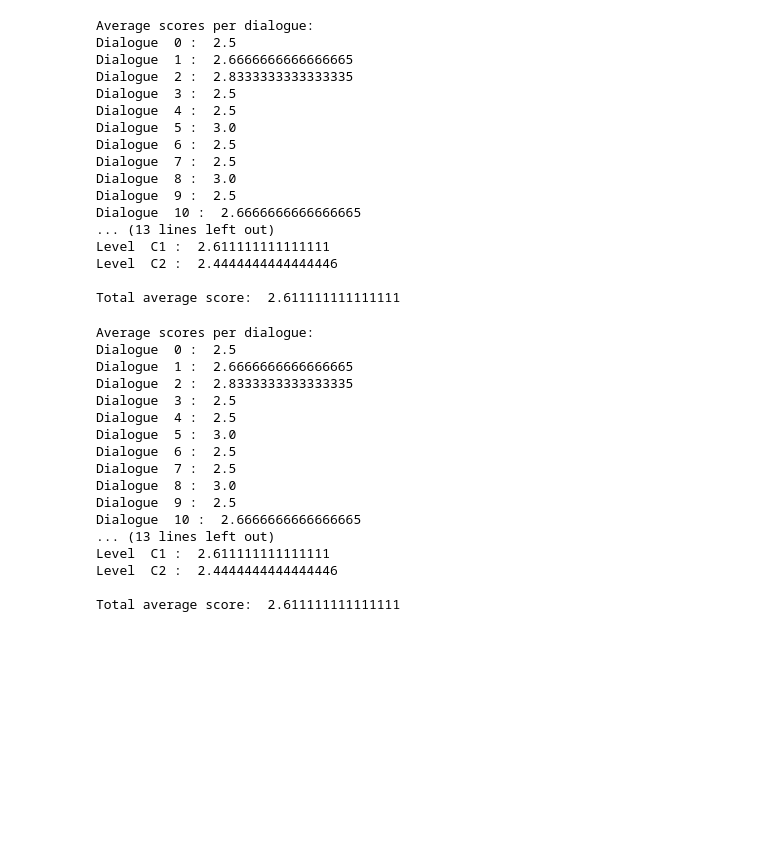
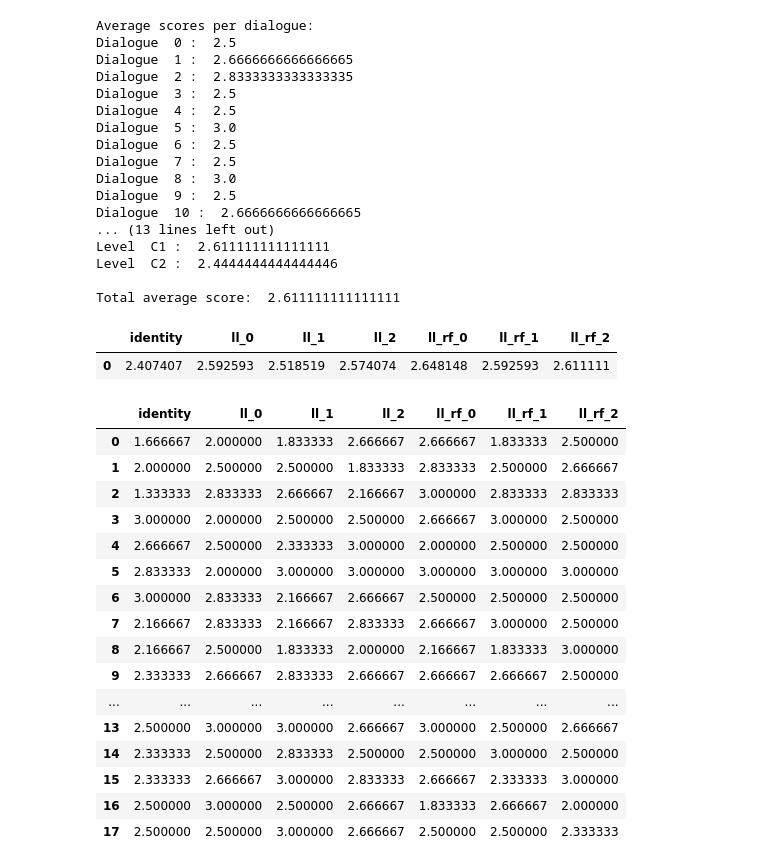
Before and after one commit to doXrayAI/LinguaAI, a Jupyter notebook: src/analysis/evaluation/metrics.ipynb, the cells around one changed output. Drawn from its saved outputs; the diff is of its cells as text; code cells hidden in the pictures; blank space fills up the shorter version.

Commit message:
Language level assessment metrics

```diff
--- a/src/analysis/evaluation/metrics.ipynb
+++ b/src/analysis/evaluation/metrics.ipynb
@@ -482,6 +491,10 @@ for s, ll in zip(avg_scores_per_ll, ['A1', 'A2', 'B1', 'B2', 'C1', 'C2']):
 
 print()
 print('Total average score: ', total_avg)
+
+language_level_scores['ll_2'] = avg_dialogue_scores
+language_level_total_scores['ll_2'] = [total_avg, ]
+language_level_level_scores['ll_2'] = avg_scores_per_ll
 # %% [output]
 Average scores per dialogue:
 Dialogue  0 :  2.6666666666666665
@@ -521,6 +534,10 @@ for s, ll in zip(avg_scores_per_ll, ['A1', 'A2', 'B1', 'B2', 'C1', 'C2']):
 
 print()
 print('Total average score: ', total_avg)
+
+language_level_scores['ll_rf_0'] = avg_dialogue_scores
+language_level_total_scores['ll_rf_0'] = [total_avg, ]
+language_level_level_scores['ll_rf_0'] = avg_scores_per_ll
 # %% [output]
 Average scores per dialogue:
 Dialogue  0 :  2.6666666666666665
@@ -560,6 +577,10 @@ for s, ll in zip(avg_scores_per_ll, ['A1', 'A2', 'B1', 'B2', 'C1', 'C2']):
 
 print()
 print('Total average score: ', total_avg)
+
+language_level_scores['ll_rf_1'] = avg_dialogue_scores
+language_level_total_scores['ll_rf_1'] = [total_avg, ]
+language_level_level_scores['ll_rf_1'] = avg_scores_per_ll
 # %% [output]
 Average scores per dialogue:
 Dialogue  0 :  1.8333333333333333
@@ -599,6 +620,10 @@ for s, ll in zip(avg_scores_per_ll, ['A1', 'A2', 'B1', 'B2', 'C1', 'C2']):
 
 print()
 print('Total average score: ', total_avg)
+
+language_level_scores['ll_rf_2'] = avg_dialogue_scores
+language_level_total_scores['ll_rf_2'] = [total_avg, ]
+language_level_level_scores['ll_rf_2'] = avg_scores_per_ll
 # %% [output]
 Average scores per dialogue:
 Dialogue  0 :  2.5
@@ -617,42 +642,28 @@ Level  C1 :  2.611111111111111
 Level  C2 :  2.4444444444444446
 
 Total average score:  2.611111111111111
-# %%
-ll_rf_2 = load_scores('../../plays/evaluation/language_level/ll_rf_2.csv')
-
-avg_dialogue_scores, total_avg = calcualate_metrics(ll_rf_2)
-
-avg_scores_per_ll = []
-for i in range(0, 18, 3):
-    avg_scores_per_ll.append(sum(avg_dialogue_scores[i:i+3])/3)
-
-print('Average scores per dialogue: ')
-for i, s in enumerate(avg_dialogue_scores):
-    print('Dialogue ', i, ': ', s )
-
-print()
-print('Average score per language level')
-
-for s, ll in zip(avg_scores_per_ll, ['A1', 'A2', 'B1', 'B2', 'C1', 'C2']):
-    print('Level ', ll, ': ', s )
-
-print()
-print('Total average score: ', total_avg)
-# %% [output]
-Average scores per dialogue:
-Dialogue  0 :  2.5
-Dialogue  1 :  2.6666666666666665
-Dialogue  2 :  2.8333333333333335
-Dialogue  3 :  2.5
-Dialogue  4 :  2.5
-Dialogue  5 :  3.0
-Dialogue  6 :  2.5
-Dialogue  7 :  2.5
-Dialogue  8 :  3.0
-Dialogue  9 :  2.5
-Dialogue  10 :  2.6666666666666665
-... (13 lines left out)
-Level  C1 :  2.611111111111111
-Level  C2 :  2.4444444444444446
-
-Total average score:  2.611111111111111
+# %%
+language_level_total_scores
+# %% [output]
+|  | identity | ll_0 | ll_1 | ll_2 | ll_rf_0 | ll_rf_1 | ll_rf_2 |
+| 0 | 2.407407 | 2.592593 | 2.518519 | 2.574074 | 2.648148 | 2.592593 | 2.611111 |
+# %%
+language_level_scores
+# %% [output]
+|  | identity | ll_0 | ll_1 | ll_2 | ll_rf_0 | ll_rf_1 | ll_rf_2 |
+| 0 | 1.666667 | 2.000000 | 1.833333 | 2.666667 | 2.666667 | 1.833333 | 2.500000 |
+| 1 | 2.000000 | 2.500000 | 2.500000 | 1.833333 | 2.833333 | 2.500000 | 2.666667 |
+| 2 | 1.333333 | 2.833333 | 2.666667 | 2.166667 | 3.000000 | 2.833333 | 2.833333 |
+| 3 | 3.000000 | 2.000000 | 2.500000 | 2.500000 | 2.666667 | 3.000000 | 2.500000 |
+| 4 | 2.666667 | 2.500000 | 2.333333 | 3.000000 | 2.000000 | 2.500000 | 2.500000 |
+| 5 | 2.833333 | 2.000000 | 3.000000 | 3.000000 | 3.000000 | 3.000000 | 3.000000 |
+| 6 | 3.000000 | 2.833333 | 2.166667 | 2.666667 | 2.500000 | 2.500000 | 2.500000 |
+| 7 | 2.166667 | 2.833333 | 2.166667 | 2.833333 | 2.666667 | 3.000000 | 2.500000 |
+| 8 | 2.166667 | 2.500000 | 1.833333 | 2.000000 | 2.166667 | 1.833333 | 3.000000 |
+| 9 | 2.333333 | 2.666667 | 2.833333 | 2.666667 | 2.666667 | 2.666667 | 2.500000 |
+| ... | ... | ... | ... | ... | ... | ... | ... |
+| 13 | 2.500000 | 3.000000 | 3.000000 | 2.666667 | 3.000000 | 2.500000 | 2.666667 |
+| 14 | 2.333333 | 2.500000 | 2.833333 | 2.500000 | 2.500000 | 3.000000 | 2.500000 |
+| 15 | 2.333333 | 2.666667 | 3.000000 | 2.833333 | 2.666667 | 2.333333 | 3.000000 |
+| 16 | 2.500000 | 3.000000 | 2.500000 | 2.666667 | 1.833333 | 2.666667 | 2.000000 |
+| 17 | 2.500000 | 2.500000 | 3.000000 | 2.666667 | 2.500000 | 2.500000 | 2.333333 |
```
Also changed, not shown: parts of 7 cells of this notebook, 3 other files.
